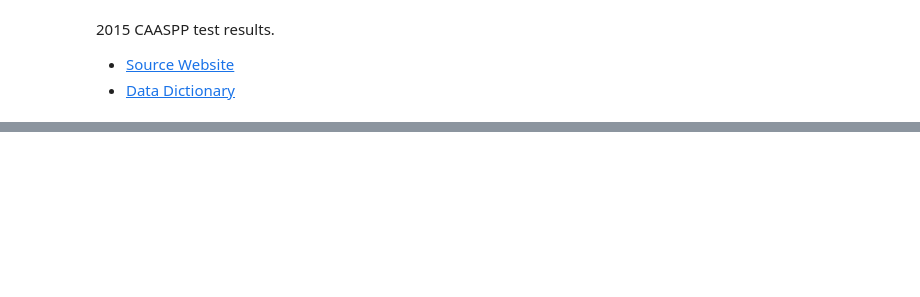
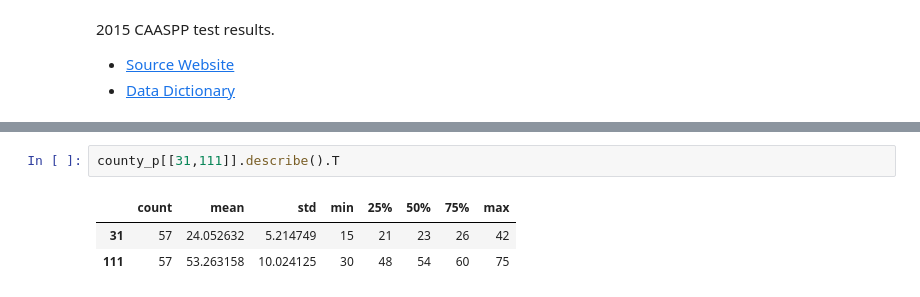
Before and after one commit to sandiegodata-projects/333-CAASPP, a Jupyter notebook: eric/Districts.ipynb, the cells around one changed output, grey strips where cells are left out. Drawn from its saved outputs; the diff is of its cells as text; blank space fills up the shorter version.

```diff
--- a/eric/Districts.ipynb
+++ b/eric/Districts.ipynb
@@ -196,0 +82,6 @@ KeyboardInterrupt:
+# %%
+county_p[[31,111]].describe().T
+# %% [output]
+|  | count | mean | std | min | 25% | 50% | 75% | max |
+| 31 | 57 | 24.052632 | 5.214749 | 15 | 21 | 23 | 26 | 42 |
+| 111 | 57 | 53.263158 | 10.024125 | 30 | 48 | 54 | 60 | 75 |
```
Also changed, not shown: parts of 46 cells of this notebook.
